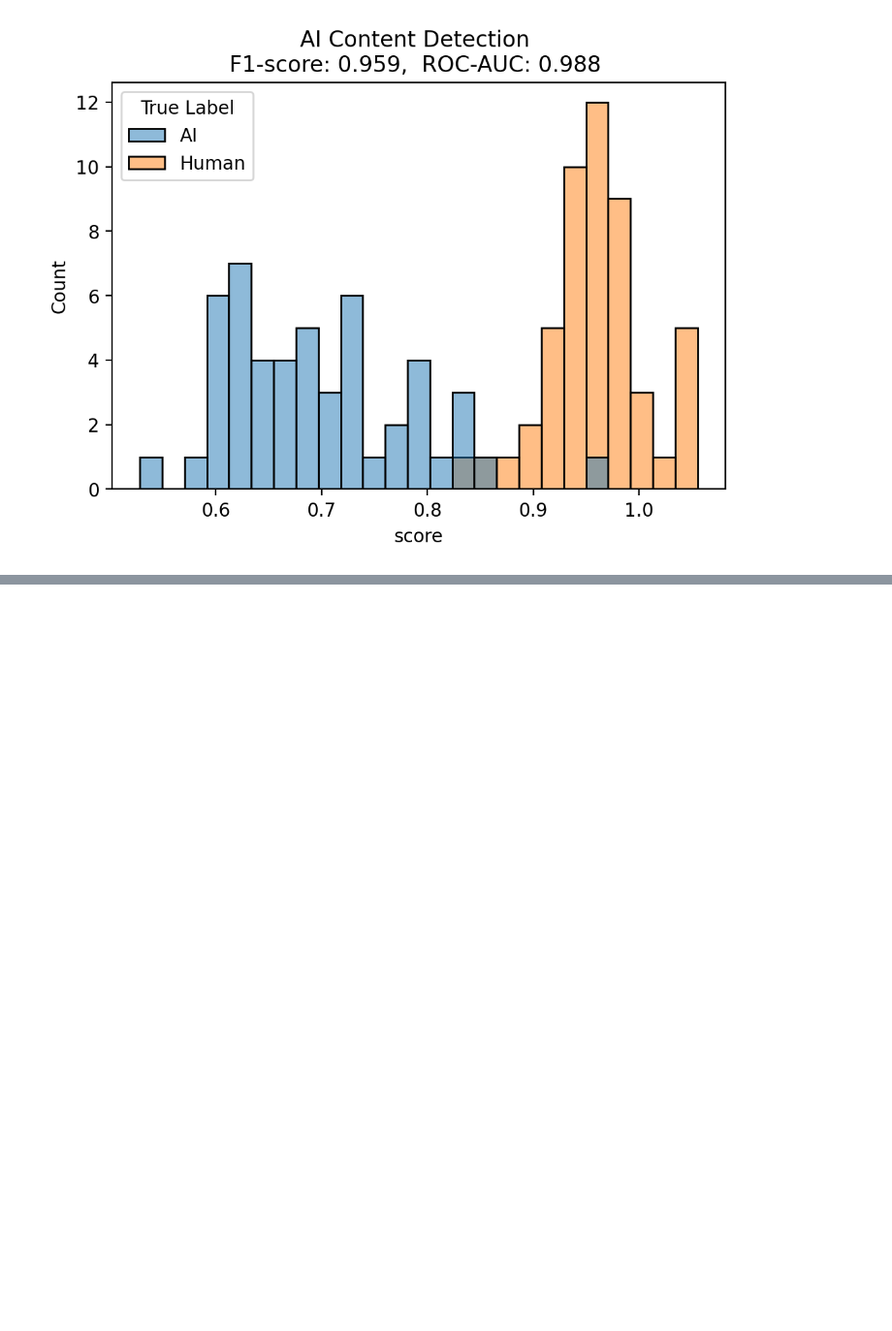
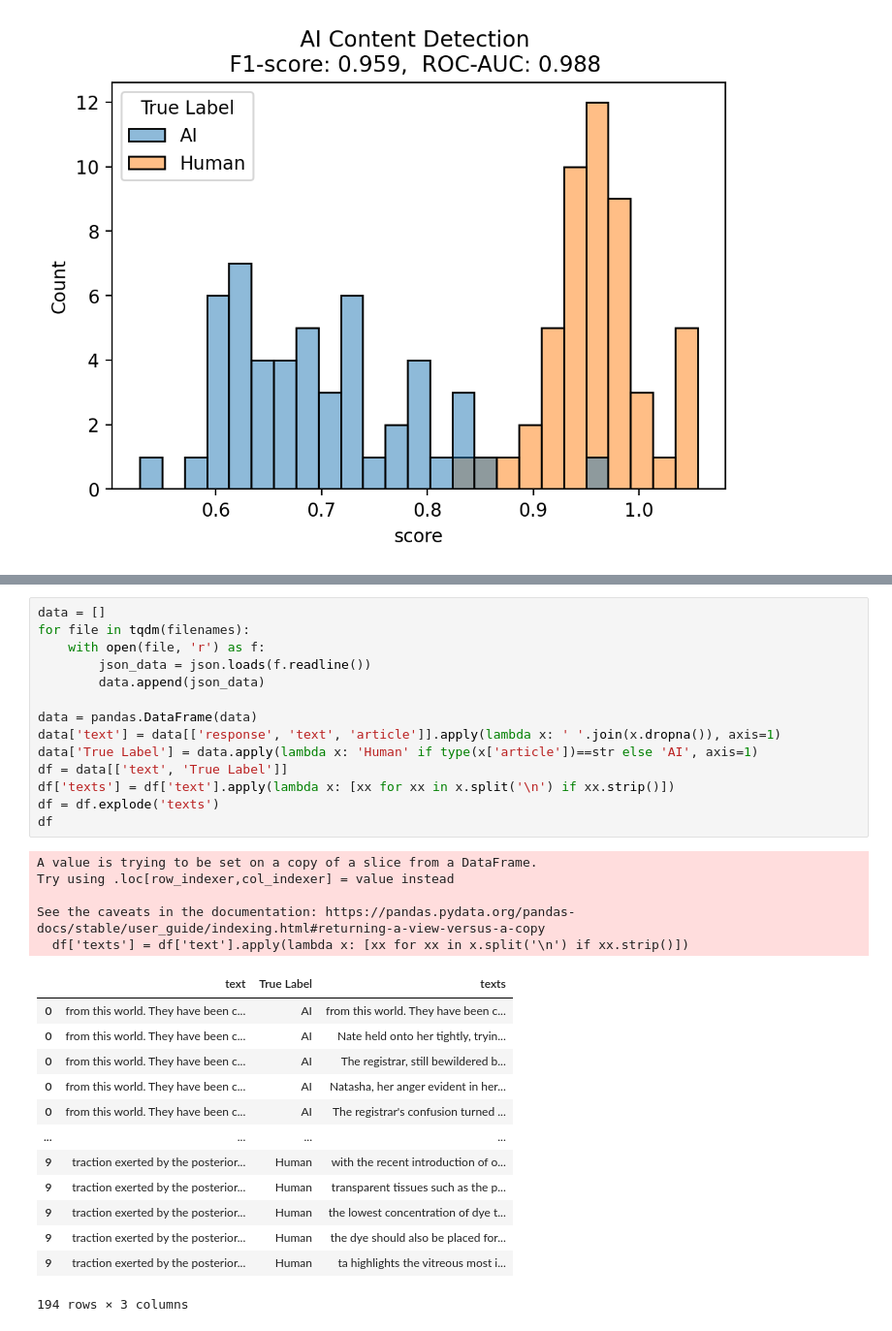
Before and after one commit to wangjing0/ai_detector, a Jupyter notebook: detector.ipynb, the cells around one changed output, grey strips where cells are left out. Shown at 97% size. Saved outputs shown, nothing was run; the diff lists cells and outputs as text; blank space fills up the shorter version.

```diff
--- a/detector.ipynb
+++ b/detector.ipynb
@@ -236,0 +246,33 @@ plt.savefig('score.png', bbox_inches='tight')
+# %%
+data = []
+for file in tqdm(filenames):
+    with open(file, 'r') as f:
+        json_data = json.loads(f.readline())
+        data.append(json_data)
+
+data = pandas.DataFrame(data)
+data['text'] = data[['response', 'text', 'article']].apply(lambda x: ' '.join(x.dropna()), axis=1)
+data['True Label'] = data.apply(lambda x: 'Human' if type(x['article'])==str else 'AI', axis=1)
+df = data[['text', 'True Label']]
+df['texts'] = df['text'].apply(lambda x: [xx for xx in x.split('\n') if xx.strip()])
+df = df.explode('texts')
+df
+# %% [output]
+A value is trying to be set on a copy of a slice from a DataFrame.
+Try using .loc[row_indexer,col_indexer] = value instead
+
+See the caveats in the documentation: https://pandas.pydata.org/pandas-docs/stable/user_guide/indexing.html#returning-a-view-versus-a-copy
+  df['texts'] = df['text'].apply(lambda x: [xx for xx in x.split('\n') if xx.strip()])
+|  | text | True Label | texts |
+| 0 | from this world. They have been c... | AI | from this world. They have been c... |
+| 0 | from this world. They have been c... | AI | Nate held onto her tightly, tryin... |
+| 0 | from this world. They have been c... | AI | The registrar, still bewildered b... |
+| 0 | from this world. They have been c... | AI | Natasha, her anger evident in her... |
+| 0 | from this world. They have been c... | AI | The registrar's confusion turned ... |
+| ... | ... | ... | ... |
+| 9 | traction exerted by the posterior... | Human | with the recent introduction of o... |
+| 9 | traction exerted by the posterior... | Human | transparent tissues such as the p... |
+| 9 | traction exerted by the posterior... | Human | the lowest concentration of dye t... |
+| 9 | traction exerted by the posterior... | Human | the dye should also be placed for... |
+| 9 | traction exerted by the posterior... | Human | ta highlights the vitreous most i... |
+194 rows × 3 columns
```
Also changed, not shown: parts of 5 cells of this notebook, 5 other files.
